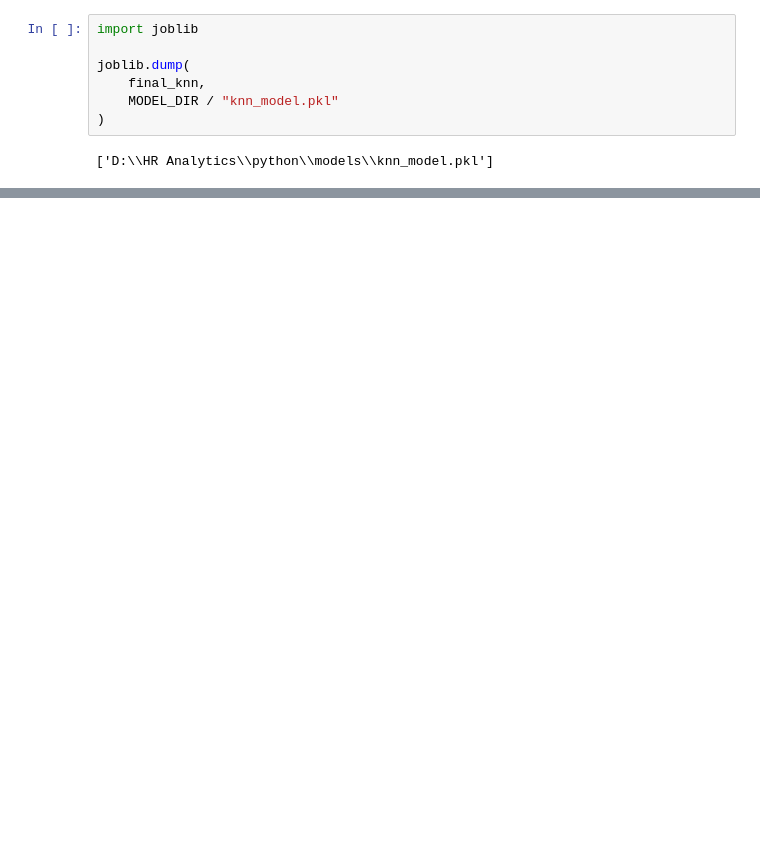
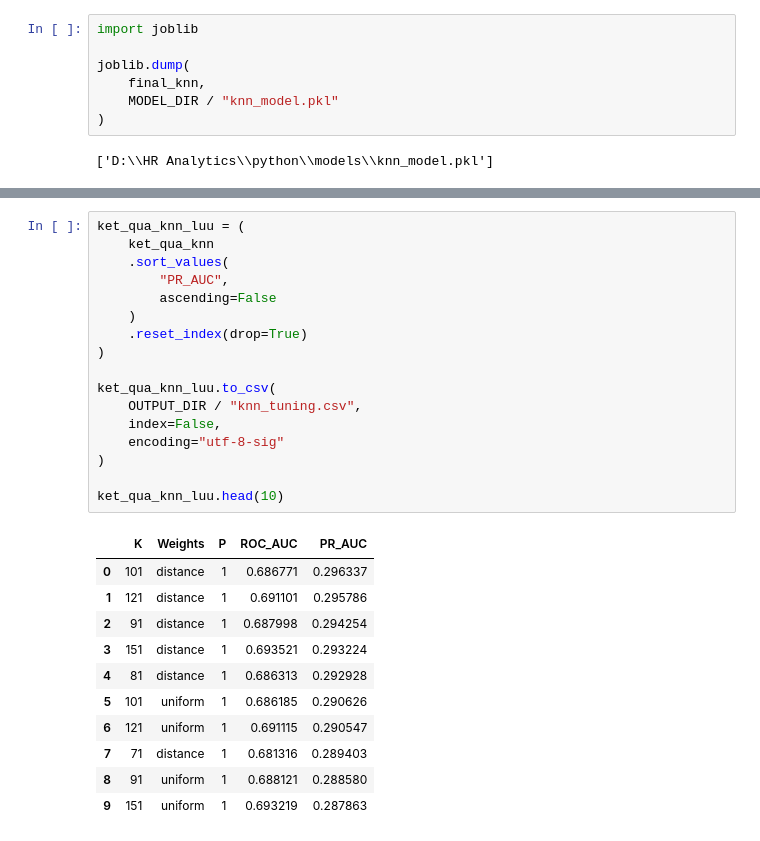
Before and after one commit to thanhbinh2505/employee-attrition-analytics, a Jupyter notebook: python/notebooks/03_knn.ipynb, the cells around one changed output, grey strips where cells are left out. Cells and saved outputs as stored; diff of their text form; blank space fills up the shorter version.

```diff
--- a/python/notebooks/03_knn.ipynb
+++ b/python/notebooks/03_knn.ipynb
@@ -745,0 +804,29 @@ joblib.dump(
+# %%
+ket_qua_knn_luu = (
+    ket_qua_knn
+    .sort_values(
+        "PR_AUC",
+        ascending=False
+    )
+    .reset_index(drop=True)
+)
+
+ket_qua_knn_luu.to_csv(
+    OUTPUT_DIR / "knn_tuning.csv",
+    index=False,
+    encoding="utf-8-sig"
+)
+
+ket_qua_knn_luu.head(10)
+# %% [output]
+|  | K | Weights | P | ROC_AUC | PR_AUC |
+| 0 | 101 | distance | 1 | 0.686771 | 0.296337 |
+| 1 | 121 | distance | 1 | 0.691101 | 0.295786 |
+| 2 | 91 | distance | 1 | 0.687998 | 0.294254 |
+| 3 | 151 | distance | 1 | 0.693521 | 0.293224 |
+| 4 | 81 | distance | 1 | 0.686313 | 0.292928 |
+| 5 | 101 | uniform | 1 | 0.686185 | 0.290626 |
+| 6 | 121 | uniform | 1 | 0.691115 | 0.290547 |
+| 7 | 71 | distance | 1 | 0.681316 | 0.289403 |
+| 8 | 91 | uniform | 1 | 0.688121 | 0.288580 |
+| 9 | 151 | uniform | 1 | 0.693219 | 0.287863 |
```
Also changed, not shown: parts of 7 cells of this notebook, 6 other files.
